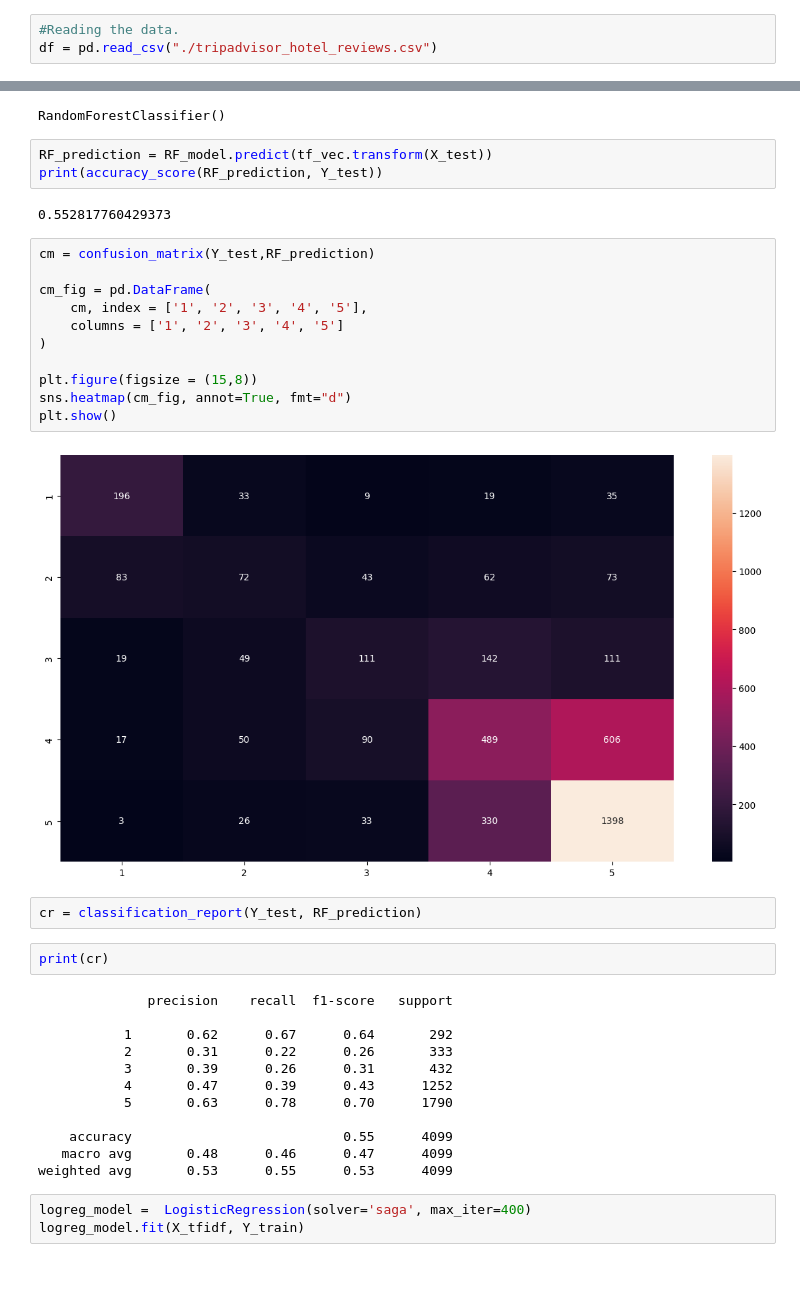
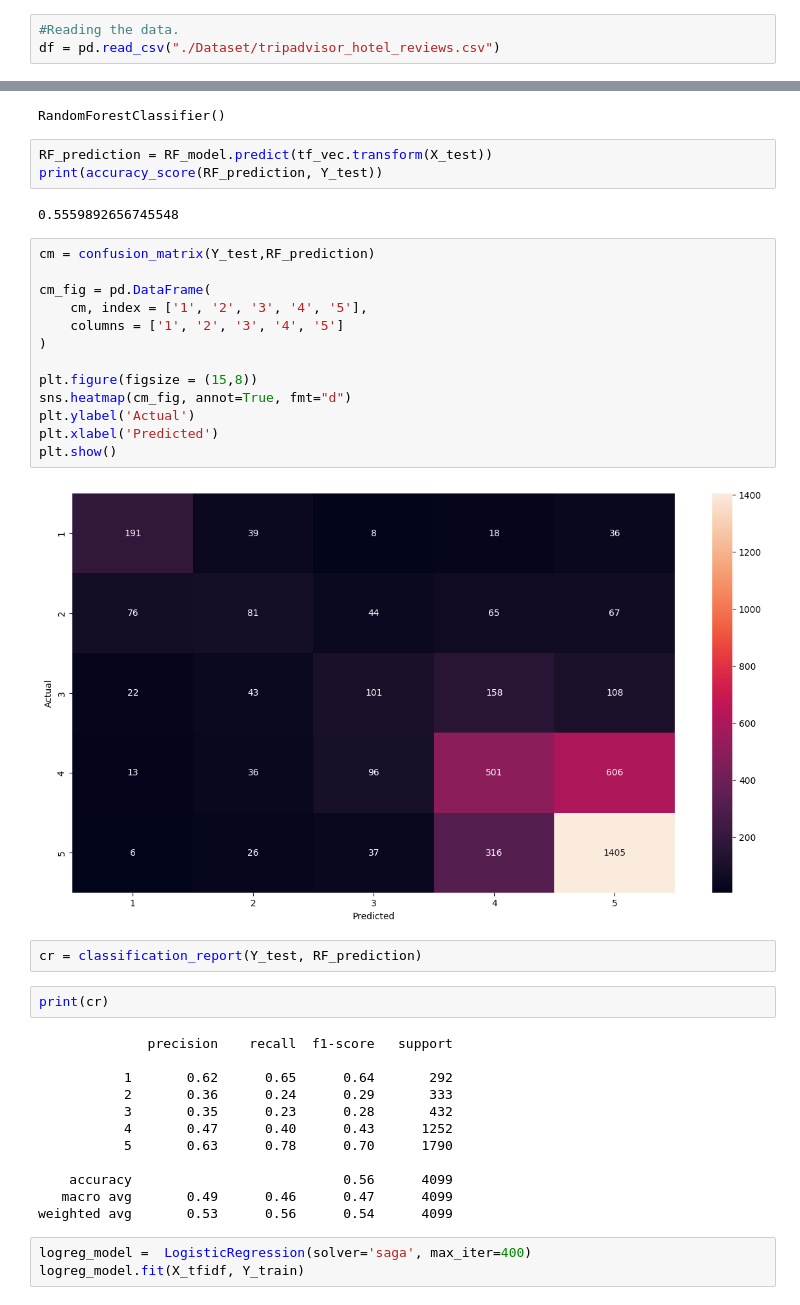
Before and after one commit to janchilling/Hotel_Reviews, a Jupyter notebook: tripadvisor_hotel_reviews_ML.ipynb, the cells around one changed output, grey strips where cells are left out. Saved outputs shown, nothing was run; the diff lists cells and outputs as text; blank space fills up the shorter version.

```diff
--- a/tripadvisor_hotel_reviews_ML.ipynb
+++ b/tripadvisor_hotel_reviews_ML.ipynb
@@ -37,7 +39,7 @@ from imblearn.over_sampling import SMOTE
 [nltk_data]   Package punkt is already up-to-date!
 # %%
 #Reading the data.
-df = pd.read_csv("./tripadvisor_hotel_reviews.csv")
+df = pd.read_csv("./Dataset/tripadvisor_hotel_reviews.csv")
 # %%
 #Checking the dataframe.
 df.head()
@@ -246,20 +248,22 @@ RandomForestClassifier()
 RF_prediction = RF_model.predict(tf_vec.transform(X_test))
 print(accuracy_score(RF_prediction, Y_test))
 # %% [output]
-0.552817760429373
+0.5559892656745548
 # %%
 cm = confusion_matrix(Y_test,RF_prediction)
 
 cm_fig = pd.DataFrame(
     cm, index = ['1', '2', '3', '4', '5'],
     columns = ['1', '2', '3', '4', '5']
 )
 
 plt.figure(figsize = (15,8))
 sns.heatmap(cm_fig, annot=True, fmt="d")
+plt.ylabel('Actual')
+plt.xlabel('Predicted')
 plt.show()
 # %% [output]
-[figure, old version]
+[figure, new version]
 # %%
 cr = classification_report(Y_test, RF_prediction)
 # %%
@@ -267,15 +271,15 @@ print(cr)
 # %% [output]
               precision    recall  f1-score   support
 
-           1       0.62      0.67      0.64       292
-           2       0.31      0.22      0.26       333
-           3       0.39      0.26      0.31       432
-           4       0.47      0.39      0.43      1252
+           1       0.62      0.65      0.64       292
+           2       0.36      0.24      0.29       333
+           3       0.35      0.23      0.28       432
+           4       0.47      0.40      0.43      1252
            5       0.63      0.78      0.70      1790
 
-    accuracy                           0.55      4099
-   macro avg       0.48      0.46      0.47      4099
-weighted avg       0.53      0.55      0.53      4099
+    accuracy                           0.56      4099
+   macro avg       0.49      0.46      0.47      4099
+weighted avg       0.53      0.56      0.54      4099
 # %%
 logreg_model =  LogisticRegression(solver='saga', max_iter=400)
 logreg_model.fit(X_tfidf, Y_train)
```
Also changed, not shown: parts of 3 cells of this notebook, 4 other files.
